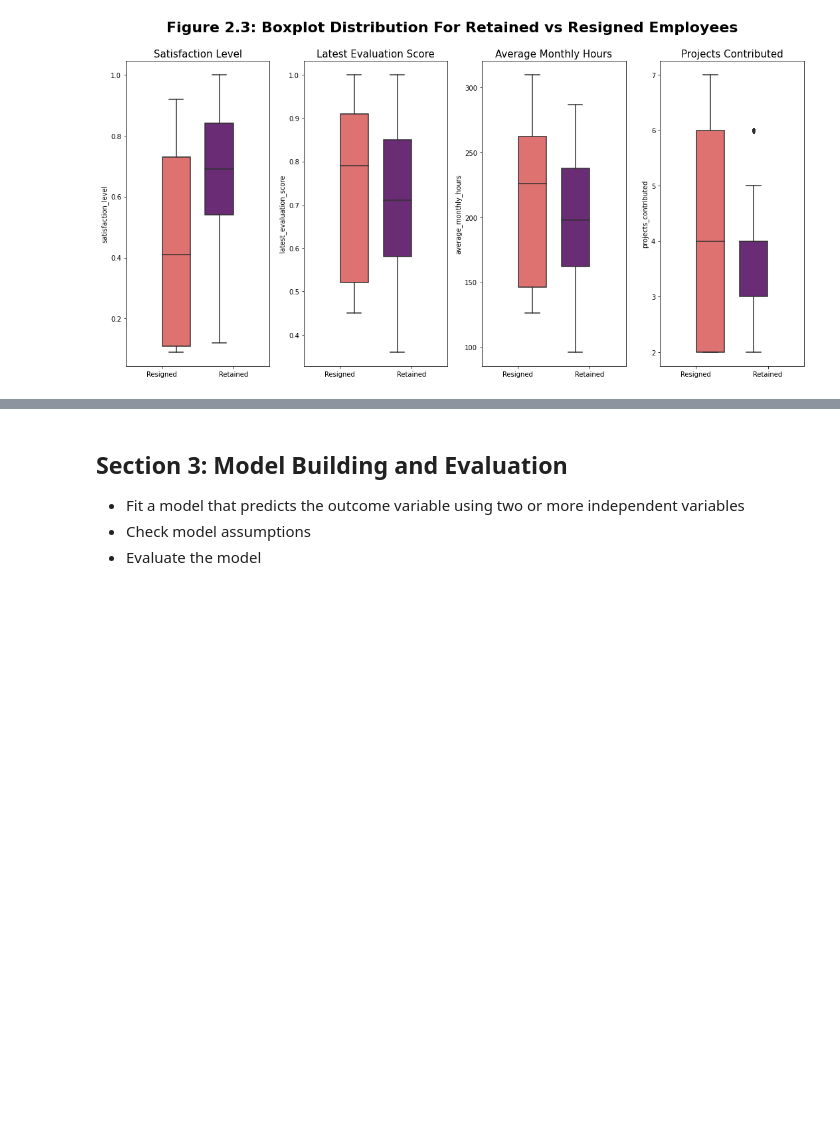
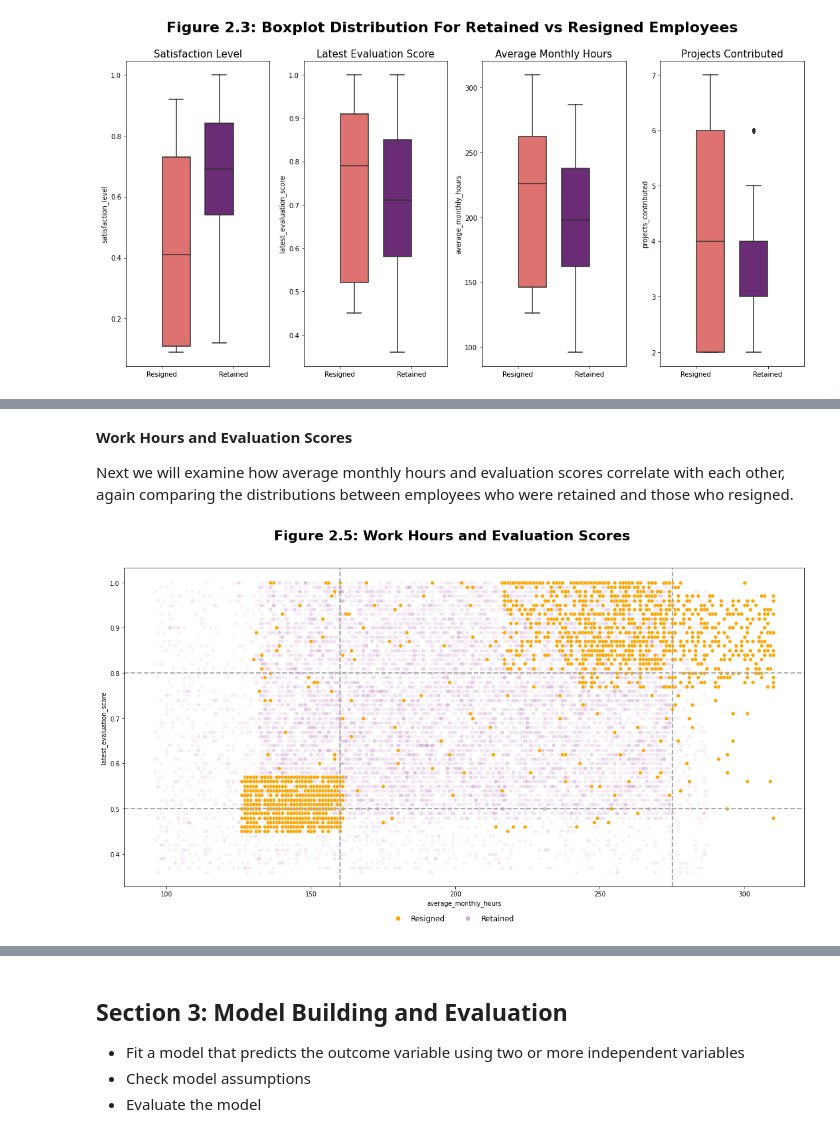
Before and after one commit to snaveerafrizvi/Employee_Attrition_ML, a Jupyter notebook: Salifort_Motors_Employee_Attrition.ipynb, the cells around one changed output, grey strips where cells are left out. Drawn from its saved outputs; the diff is of its cells as text; code cells hidden in the pictures; blank space fills up the shorter version.

```diff
--- a/Salifort_Motors_Employee_Attrition.ipynb
+++ b/Salifort_Motors_Employee_Attrition.ipynb
@@ -779,0 +569,17 @@ plt.tight_layout(rect=[0, 0.03, 1, 0.95])
+# %% [markdown]
+**Work Hours and Evaluation Scores**
+
+Next we will examine how average monthly hours and evaluation scores correlate with each other, again comparing the distributions between employees who were retained and those who resigned.
+# %%
+fig, axes = plt.subplots(figsize=(16,9))
+
+scatterplt("average_monthly_hours","latest_evaluation_score",'n/a')
+fig.suptitle("Figure 2.5: Work Hours and Evaluation Scores",fontsize=22, fontweight='bold')
+plt.axhline(y=0.8, color='darkgray', linestyle='--', linewidth=2)
+plt.axhline(y=0.5, color='darkgray', linestyle='--', linewidth=2)
+plt.axvline(x=160, color='darkgray', linestyle='--', linewidth=2)
+plt.axvline(x=275, color='darkgray', linestyle='--', linewidth=2)
+plt.tight_layout(rect=[0, 0.03, 1, 0.95])
+plt.show()
+# %% [output]
+[figure, added]
```
Also changed, not shown: parts of 46 cells of this notebook.
